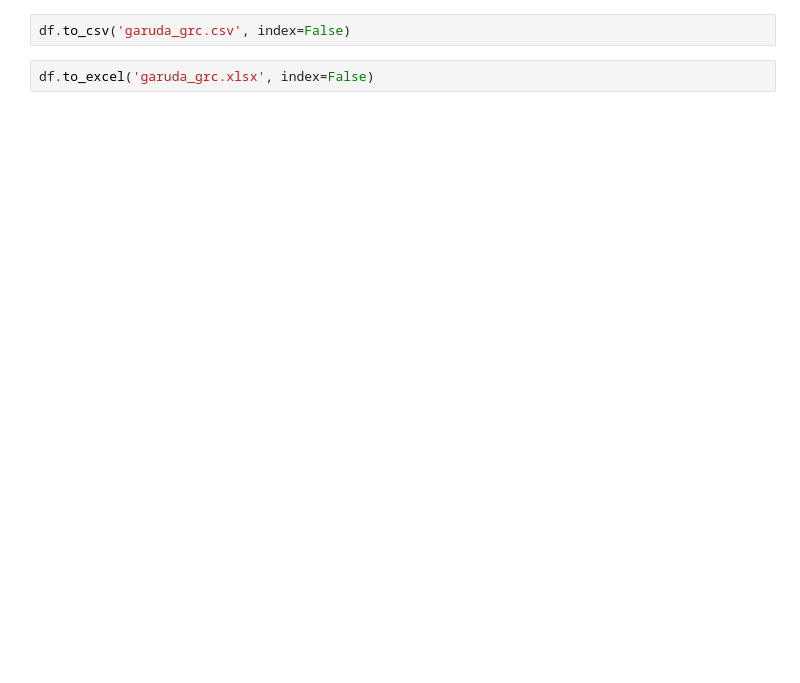
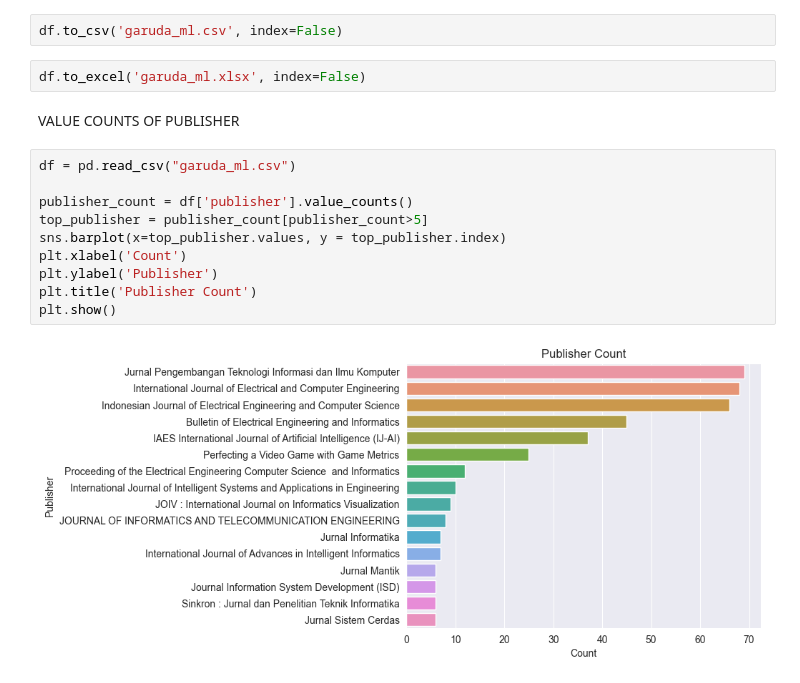
Before and after one commit to novinbukannopin/garuda-scrapper, a Jupyter notebook: main.ipynb, the cells around one changed output. Cells and saved outputs as stored; diff of their text form; blank space fills up the shorter version.

```diff
--- a/main.ipynb
+++ b/main.ipynb
@@ -109,4 +110,18 @@ df.head(100)
 # %%
-df.to_csv('garuda_grc.csv', index=False)
+df.to_csv('garuda_ml.csv', index=False)
 # %%
-df.to_excel('garuda_grc.xlsx', index=False)
+df.to_excel('garuda_ml.xlsx', index=False)
+# %% [markdown]
+VALUE COUNTS OF PUBLISHER
+# %%
+df = pd.read_csv("garuda_ml.csv")
+
+publisher_count = df['publisher'].value_counts()
+top_publisher = publisher_count[publisher_count>5]
+sns.barplot(x=top_publisher.values, y = top_publisher.index)
+plt.xlabel('Count')
+plt.ylabel('Publisher')
+plt.title('Publisher Count')
+plt.show()
+# %% [output]
+[figure, added]
```
Also changed, not shown: parts of 8 cells of this notebook, 3 other files.
